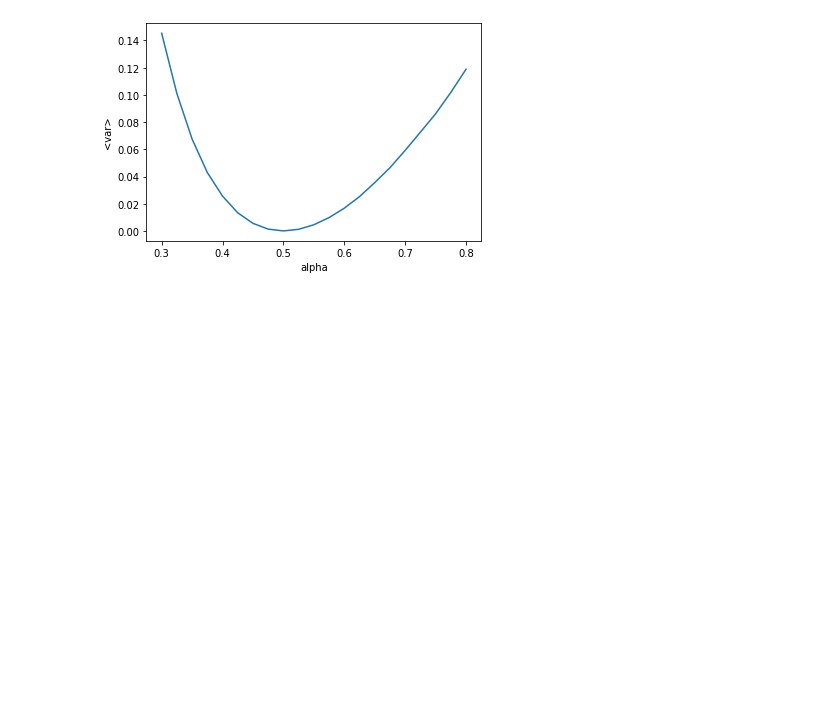
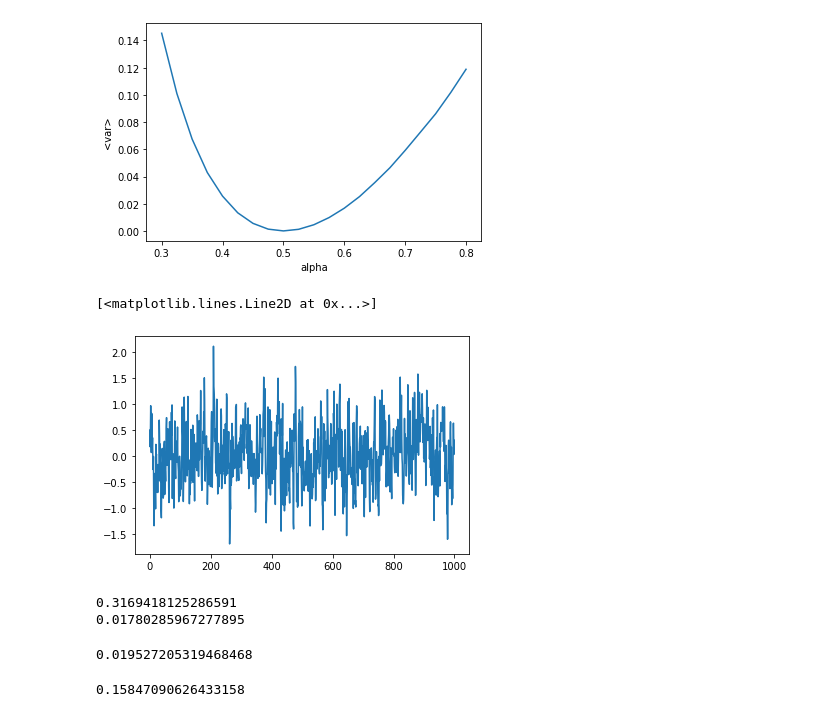
Before and after one commit to KristianWold/FYS4411, a Jupyter notebook: Project1/results.ipynb, the cells around one changed output. Drawn from its saved outputs; the diff is of its cells as text; code cells hidden in the pictures; blank space fills up the shorter version.

```diff
--- a/Project1/results.ipynb
+++ b/Project1/results.ipynb
@@ -64,3 +64,37 @@ density = src.oneBodyDensity(configurations, r)
 # %%
 plt.plot(r, density, "o")
 plt.show()
+# %%
+np.random.seed(42)
+N = 1000
+signal = np.zeros(N)
+signal[0] = np.random.normal(0,1)
+for i in range(1, N):
+    signal[i] = 0.5*np.random.normal(0,1) + 0.5*signal[i-1]
+# %%
+plt.plot(signal[:1000])
+# %% [output]
+[<matplotlib.lines.Line2D at 0x...>]
+[figure, added]
+# %%
+var = np.std(signal)**2
+print(var)
+print(np.sqrt(var/N))
+# %% [output]
+0.3169418125286591
+0.01780285967277895
+# %%
+mean = np.mean(signal)
+print(mean)
+# %% [output]
+0.019527205319468468
+# %%
+corr = 0
+for i in range(1000):
+    for j in range(i,1000):
+        corr += (signal[i] - mean)*(signal[j] - mean)
+corr /= 1000
+
+print(corr)
+# %% [output]
+0.15847090626433158
```
Also changed, not shown: parts of 6 cells of this notebook, 3 other files.
